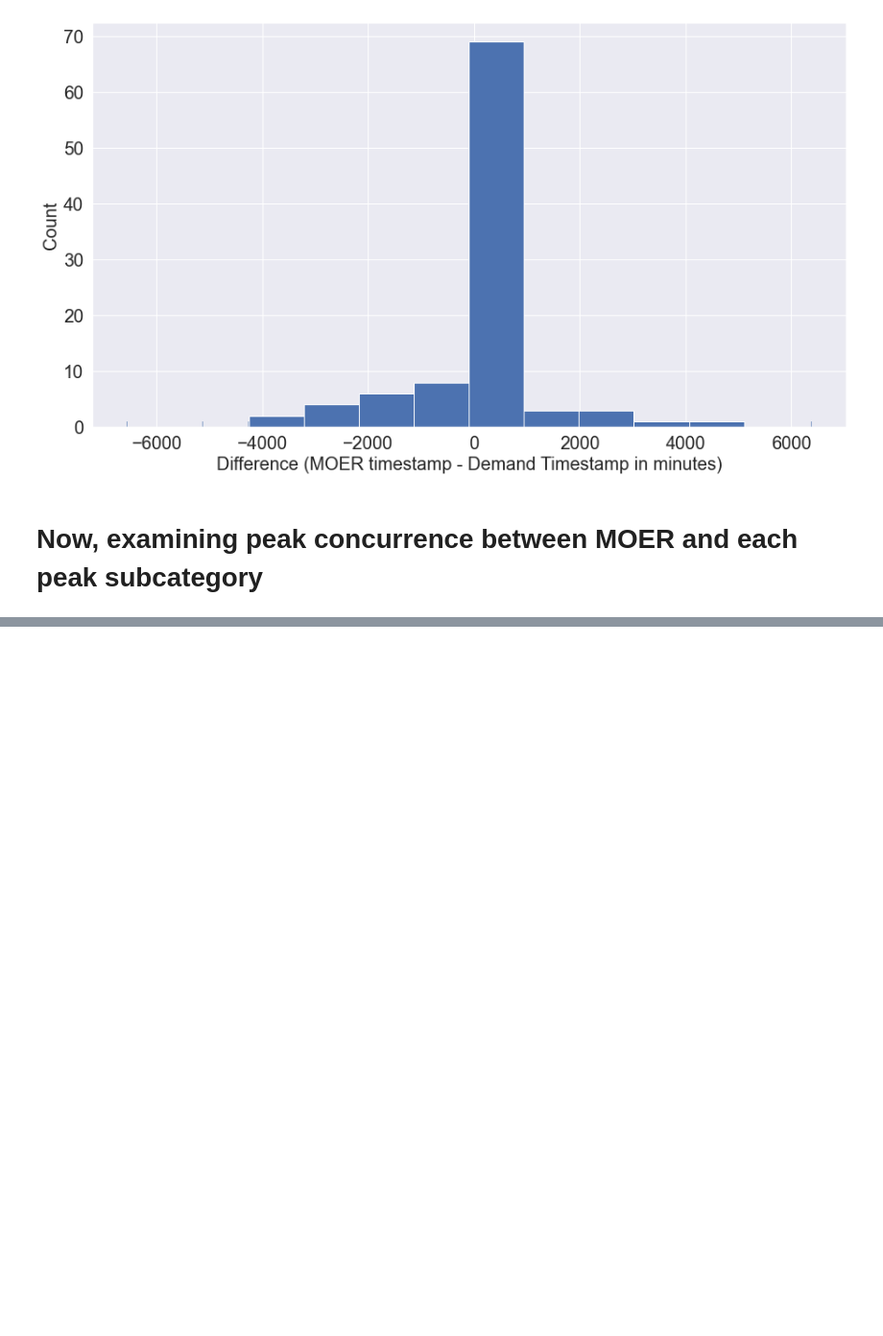
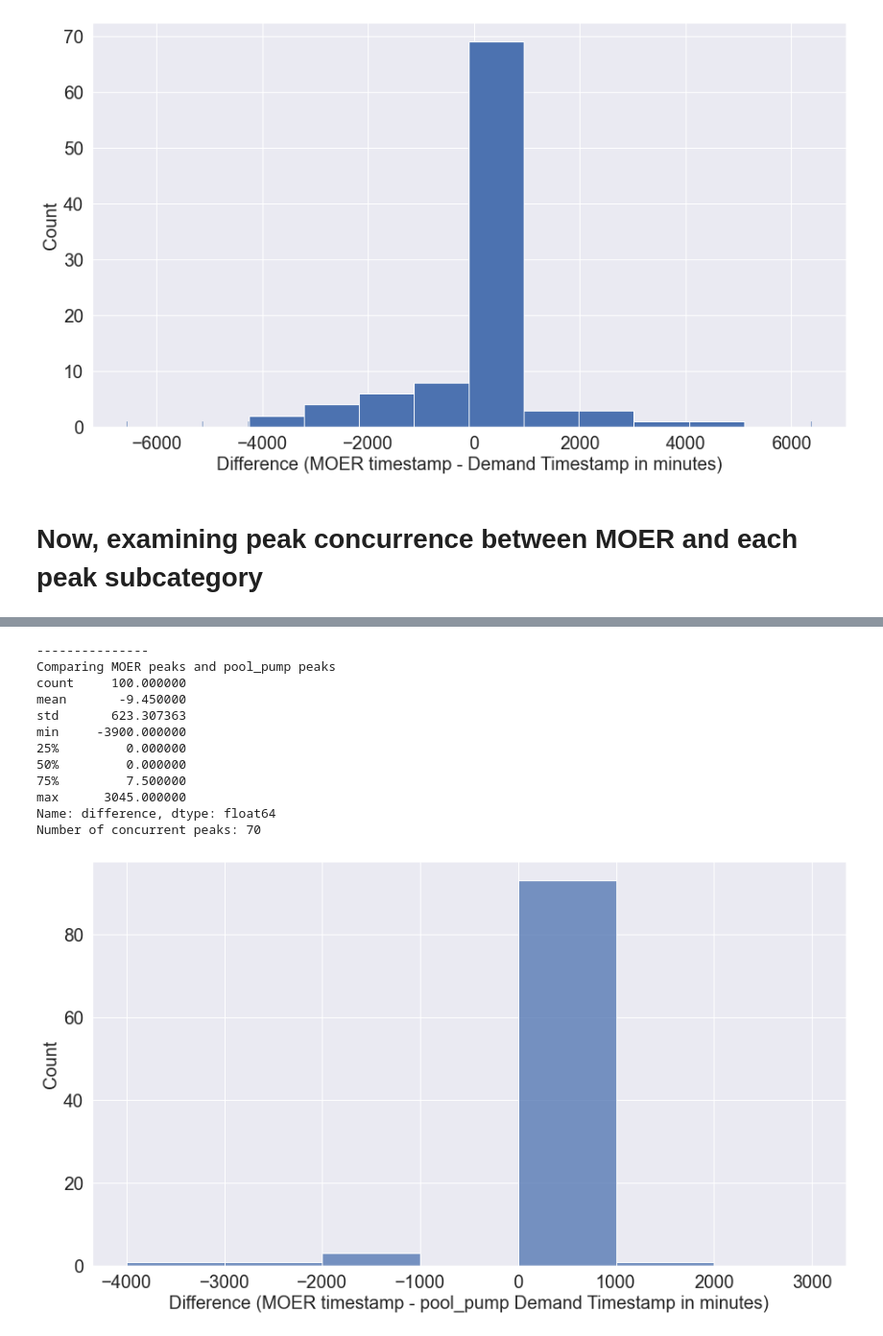
Before and after one commit to utkarshapets/load-shift-emissions, a Jupyter notebook: NREL-Wattime Residential Analysis.ipynb, the cells around one changed output, grey strips where cells are left out. Shown at 96% size. Drawn from its saved outputs; the diff is of its cells as text; code cells hidden in the pictures; blank space fills up the shorter version.

```diff
--- a/NREL-Wattime Residential Analysis.ipynb
+++ b/NREL-Wattime Residential Analysis.ipynb
@@ -681,0 +756,39 @@ Number of concurrent peaks: 68
+# %%
+    cat = "pool_pump"
+    top_100_demand_peaks_categorical = get_top_n_peaks(100, waking_hours_only=True, value=cat).sort_values("date")
+
+    distance = pd.DataFrame({"MOER Peak" : top_100_MOER_peaks.sort_values(by="date")["date"]})
+    distance = distance.reset_index()
+    timestamps = []
+    for i in range(100):
+        timestamps.append(nearest(top_100_demand_peaks_categorical["date"], distance["MOER Peak"][i]))
+
+    distance["Closest Demand Peak"] = timestamps
+    distance["difference"] = [td.days * 24 * 60 + (td.seconds / 60) for td in (distance["MOER Peak"] - distance["Closest Demand Peak"])]
+
+    print("---------------")
+    print(f"Comparing MOER peaks and {cat} peaks")
+    print(distance["difference"].describe())
+    num_concurrent_peaks = sum(distance["difference"] == 0)
+    print(f"Number of concurrent peaks: {num_concurrent_peaks}")
+
+    sns.histplot(distance["difference"], bins=np.arange(-4000, 4000, 1000))
+    plt.xlabel(f"Difference (MOER timestamp - {cat} Demand Timestamp in minutes)", fontsize=20)
+    plt.ylabel("Count", fontsize=20)
+    plt.xticks(fontsize=20)
+    plt.yticks(fontsize=20)
+    plt.savefig(f"peak-concurrence-histogram-{cat}-waking-only", edgecolor='black', dpi=400, transparent=True)
+# %% [output]
+---------------
+Comparing MOER peaks and pool_pump peaks
+count     100.000000
+mean       -9.450000
+std       623.307363
+min     -3900.000000
+25%         0.000000
+50%         0.000000
+75%         7.500000
+max      3045.000000
+Name: difference, dtype: float64
+Number of concurrent peaks: 70
+[figure, added]
```
Also changed, not shown: parts of 2 cells of this notebook, 1 other file.
